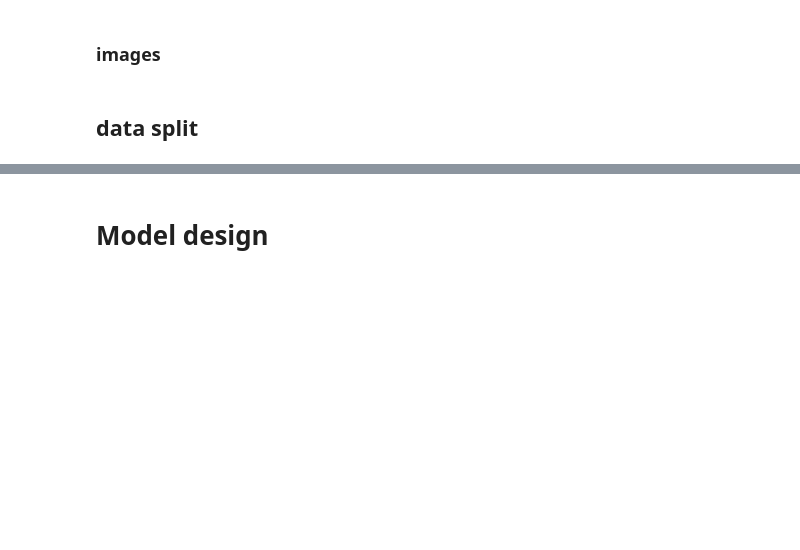
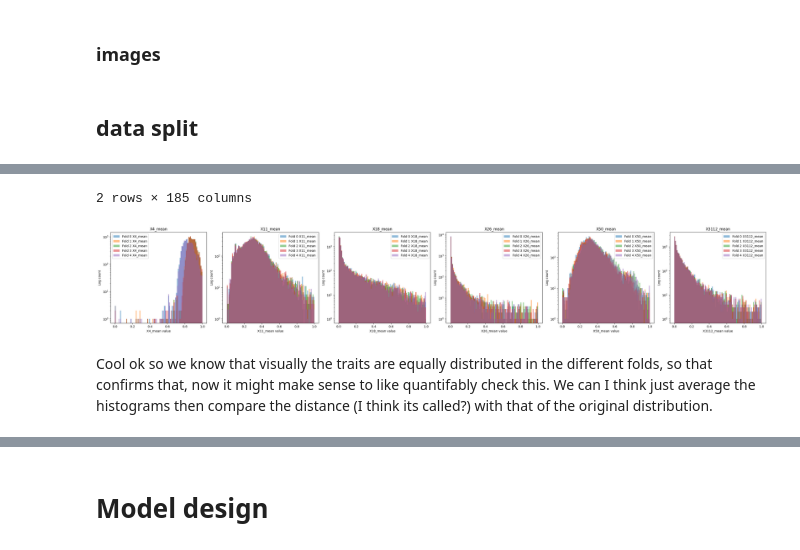
Before and after one commit to KaiErikNiermann/vu-ml-project, a Jupyter notebook: src/testing.ipynb, the cells around one changed output, grey strips where cells are left out. Saved outputs shown, nothing was run; the diff lists cells and outputs as text; code cells hidden in the pictures; blank space fills up the shorter version.

Commit message:
stratified k-fold sampling and eval

```diff
--- a/src/testing.ipynb
+++ b/src/testing.ipynb
@@ -376,0 +427,27 @@ plt.show()
+# %%
+fig, ax = plt.subplots(1, 6, figsize=(30, 5))
+
+display(df.head(2))
+
+avg_hist = {i: [] for i in range(6)}
+
+for j in range(5):
+    for i in range(6):
+        fold_n = df[df["fold"] == j]
+        plt_df = fold_n[config.class_names[i]]
+
+        plt_df = plt_df[plt_df.between(plt_df.quantile(0), plt_df.quantile(0.99))]
+
+        avg_hist[i].append(plt_df)
+        plt_df = (plt_df - plt_df.min()) / (plt_df.max() - plt_df.min())
+
+        ax[i].hist(plt_df, bins=100, log=True, alpha=0.5, label=f"Fold {j} {config.class_names[i]}")
+        ax[i].set_title(config.class_names[i])
+        ax[i].set_xlabel(f"{config.class_names[i]} value")
+        ax[i].set_ylabel("Log count")
+        ax[i].legend()
+
+
+fig.tight_layout()
+plt.show()
+# %% [output]
@@ -376,0 +457,4 @@ plt.show()
+2 rows × 185 columns
+[figure, added]
+# %% [markdown]
+Cool ok so we know that visually the traits are equally distributed in the different folds, so that confirms that, now it might make sense to like quantifably check this. We can I think just average the histograms then compare the distance (I think its called?) with that of the original distribution.
```
Also changed, not shown: parts of 11 cells of this notebook, 1 other file.
